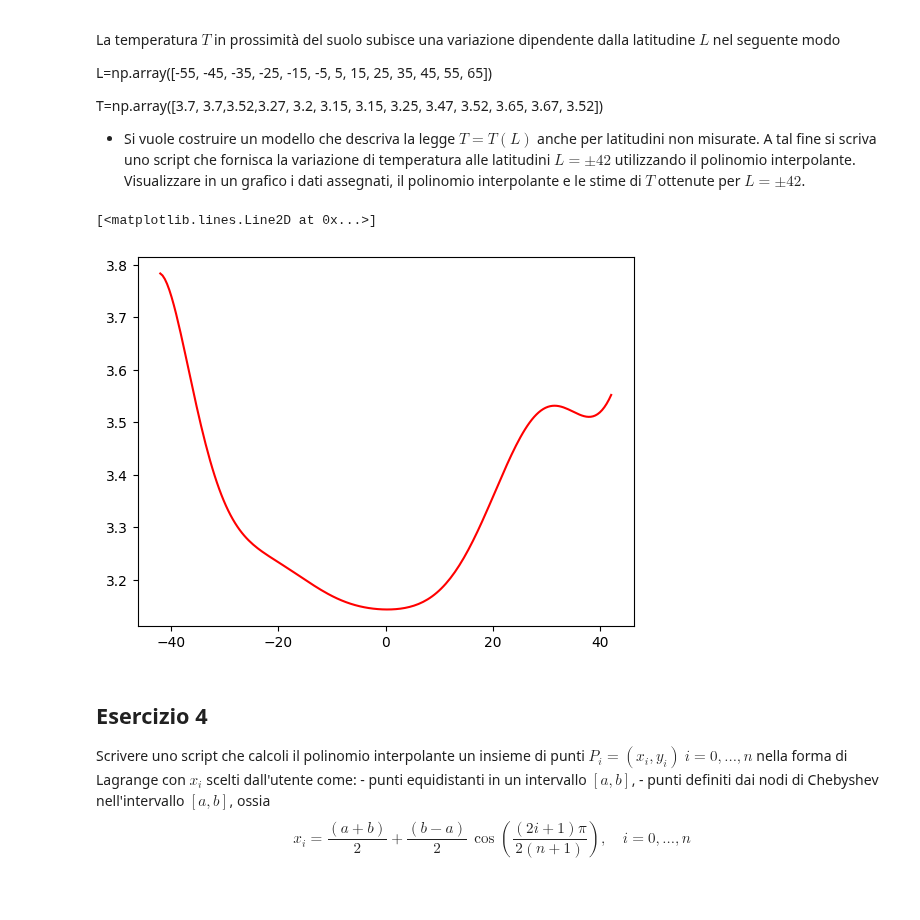
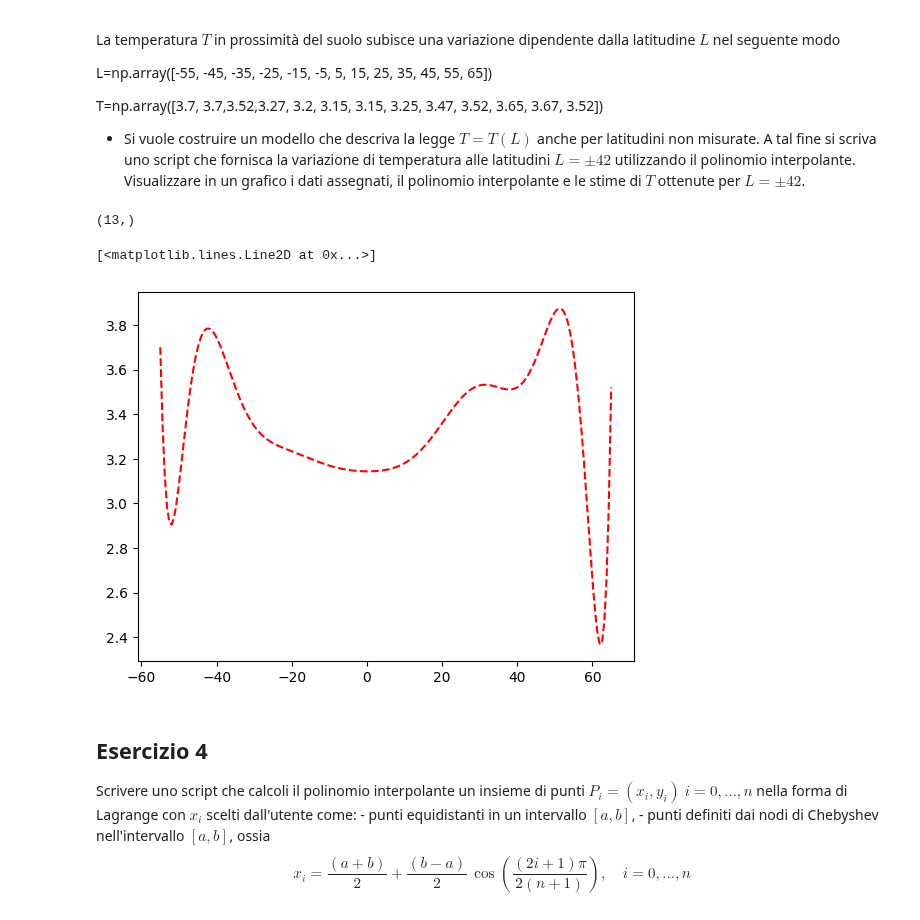
Before and after one commit to delpiter/Numerical_Methods_for_AI, a Jupyter notebook: lab12/ESercitazione_12.ipynb, the cells around one changed output. Saved outputs shown, nothing was run; the diff lists cells and outputs as text; code cells hidden in the pictures.

```diff
--- a/lab12/ESercitazione_12.ipynb
+++ b/lab12/ESercitazione_12.ipynb
@@ -104,10 +104,14 @@ x_arr.append(x_2)
 y_2 = np.array([0.02, -1, -0.9, -0.72, -0.2, -0.04, 0.65, 0.67, 1.1])
 y_arr.append(y_2)
 
-#x_3 = np.array([1.001, 1.004, 1.005, 1.0012, 1.0013, 1.0014, 1.0015, 1.0016])
-#x_arr.append(x_3)
-#y_3 = np.array([-1.2, -0.95, -0.9, -1.15, -1.1, -1, -1.3, -1.35])
-#y_arr.append(y_3)
+x_3 =np.array([0.0004, 0.2507, 0.5008, 2.0007, 8.0013])
+x_arr.append(x_3)
+y_3 = np.array([0.0007, 0.0162, 0.0288, 0.0309, 0.0310])
+y_arr.append(y_3)
+x_4 = np.array([1.001, 1.004, 1.005, 1.0012, 1.0013, 1.0014, 1.0015, 1.0016])
+x_arr.append(x_4)
+y_4 = np.array([-1.2,-1,-0.98, -0.95, -0.9, -1.15, -1.1, -1])
+y_arr.append(y_4)
 # %%
 m=x_1.shape[0]
 col = ['b','y','g','m']
@@ -278,13 +282,15 @@ T=np.array([3.7, 3.7,3.52,3.27, 3.2, 3.15, 3.15, 3.25, 3.47, 3.52, 3.65, 3.67, 3
 # %%
 L=np.array([-55, -45, -35, -25, -15, -5  , 5   , 15  , 25  ,   35,   45,   55,   65])
 T=np.array([3.7, 3.7,3.52,3.27, 3.2, 3.15, 3.15, 3.25, 3.47, 3.52, 3.65, 3.67, 3.52])
 
-lv=np.linspace(-42,42,200)
+print(L.shape)
+lv=np.linspace(np.min(L),np.max(L),200)
 polL3=InterpL(L,T,lv)
-plt.plot(lv,polL3,'r-')
+plt.plot(lv,polL3,'r--')
 # %% [output]
-[<matplotlib.lines.Line2D at 0x...>]
+(13,)
+[<matplotlib.lines.Line2D at 0x...>]
-[figure, old version]
+[figure, new version]
 # %% [markdown]
 ## Esercizio 4
 
```
Also changed, not shown: parts of 1 cell of this notebook, 8 other files.
